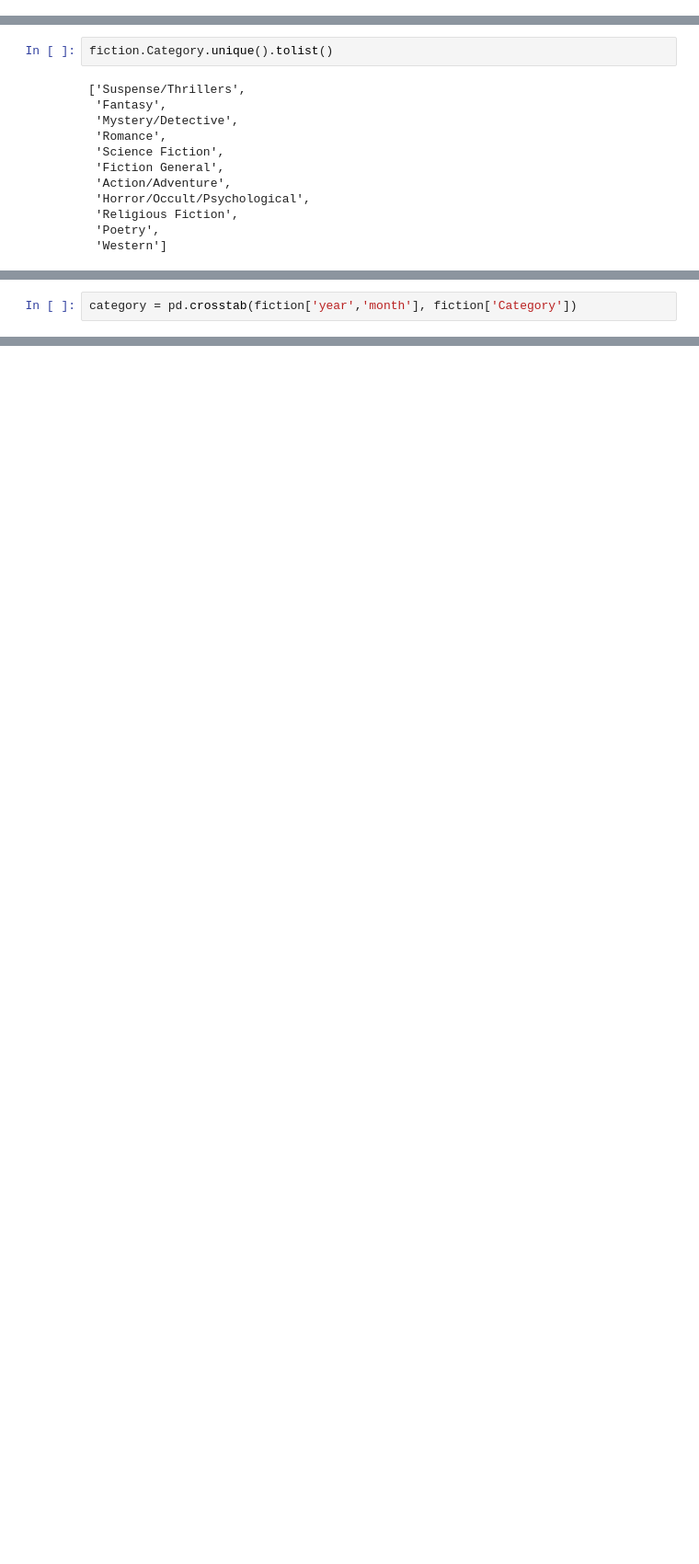
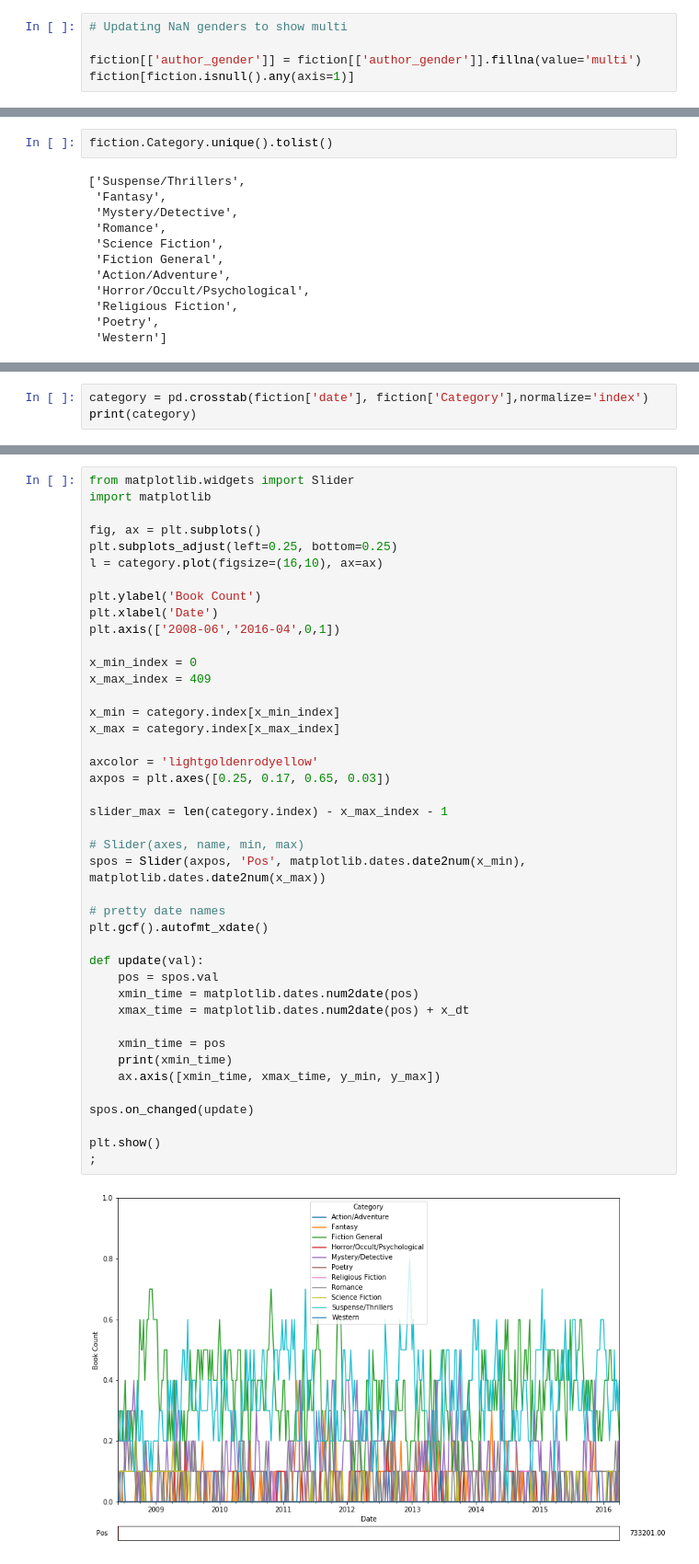
Before and after one commit to krsmith/DS1-Sprint1-Project-NYTimesBooks, a Jupyter notebook: Books_2.ipynb, the cells around one changed output, grey strips where cells are left out. Shown at 92% size. Cells and saved outputs as stored; diff of their text form; blank space fills up the shorter version.

```diff
--- a/Books_2.ipynb
+++ b/Books_2.ipynb
@@ -286,0 +294,5 @@ dtype: int64
+# %%
+# Updating NaN genders to show multi
+
+fiction[['author_gender']] = fiction[['author_gender']].fillna(value='multi')
+fiction[fiction.isnull().any(axis=1)]
@@ -311,3 +352,4 @@ f1_books.Category.replace({'Suspense/Thrillers':1,
 # %%
-category = pd.crosstab(fiction['year','month'], fiction['Category'])
+category = pd.crosstab(fiction['date'], fiction['Category'],normalize='index')
+print(category)
 # %% [output]
@@ -323,0 +373,44 @@ TypeError: cut() missing 1 required positional argument: 'bins'
+# %%
+from matplotlib.widgets import Slider
+import matplotlib
+
+fig, ax = plt.subplots()
+plt.subplots_adjust(left=0.25, bottom=0.25)
+l = category.plot(figsize=(16,10), ax=ax)
+
+plt.ylabel('Book Count')
+plt.xlabel('Date')
+plt.axis(['2008-06','2016-04',0,1])
+
+x_min_index = 0
+x_max_index = 409
+
+x_min = category.index[x_min_index]
+x_max = category.index[x_max_index]
+
+axcolor = 'lightgoldenrodyellow'
+axpos = plt.axes([0.25, 0.17, 0.65, 0.03])
+
+slider_max = len(category.index) - x_max_index - 1
+
+# Slider(axes, name, min, max)
+spos = Slider(axpos, 'Pos', matplotlib.dates.date2num(x_min), matplotlib.dates.date2num(x_max))
+
+# pretty date names
+plt.gcf().autofmt_xdate()
+
+def update(val):
+    pos = spos.val
+    xmin_time = matplotlib.dates.num2date(pos)
+    xmax_time = matplotlib.dates.num2date(pos) + x_dt
+
+    xmin_time = pos
+    print(xmin_time)
+    ax.axis([xmin_time, xmax_time, y_min, y_max])
+
+spos.on_changed(update)
+
+plt.show()
+;
+# %% [output]
+[figure, added]
```
Also changed, not shown: parts of 30 cells of this notebook.
